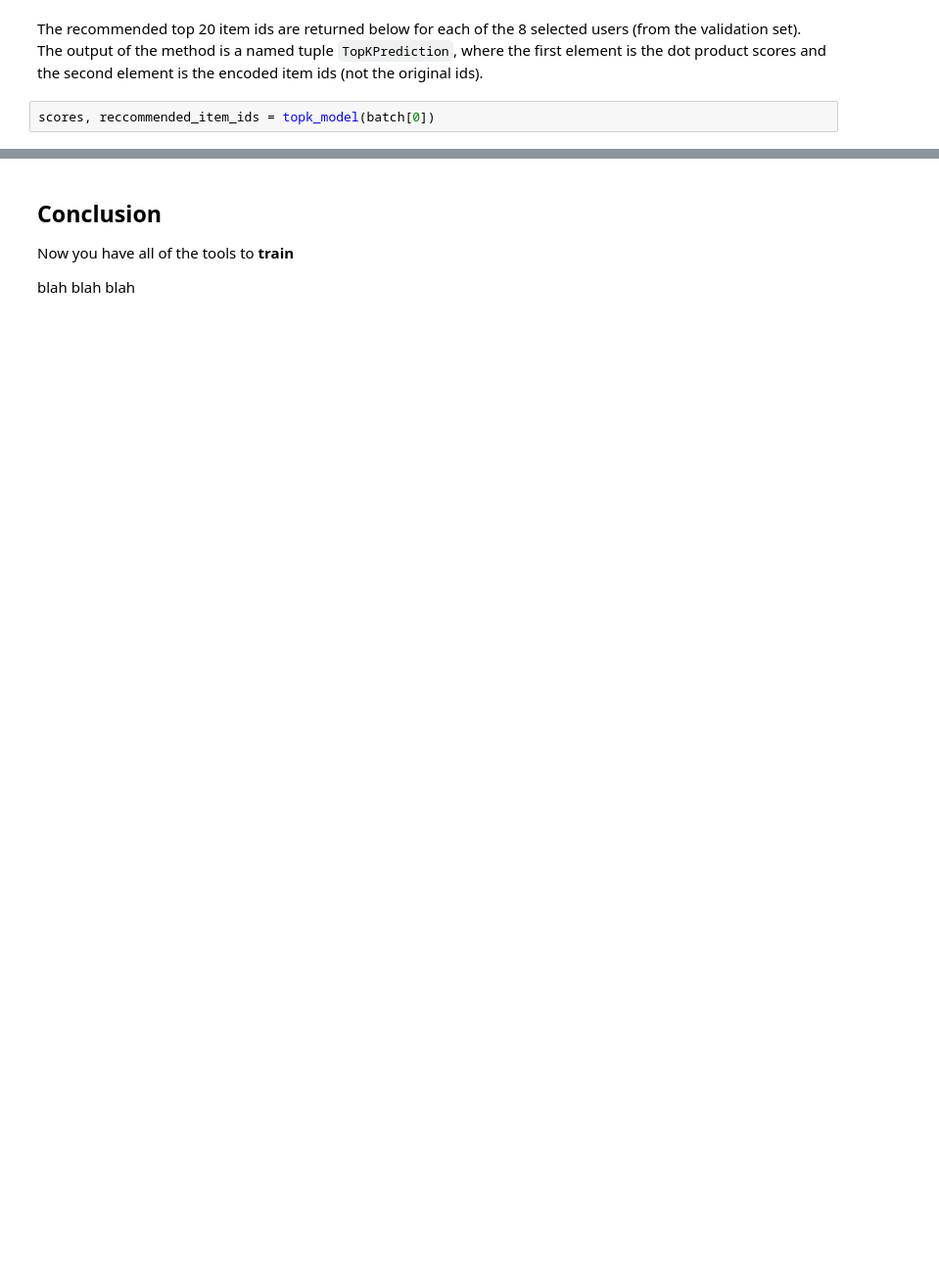
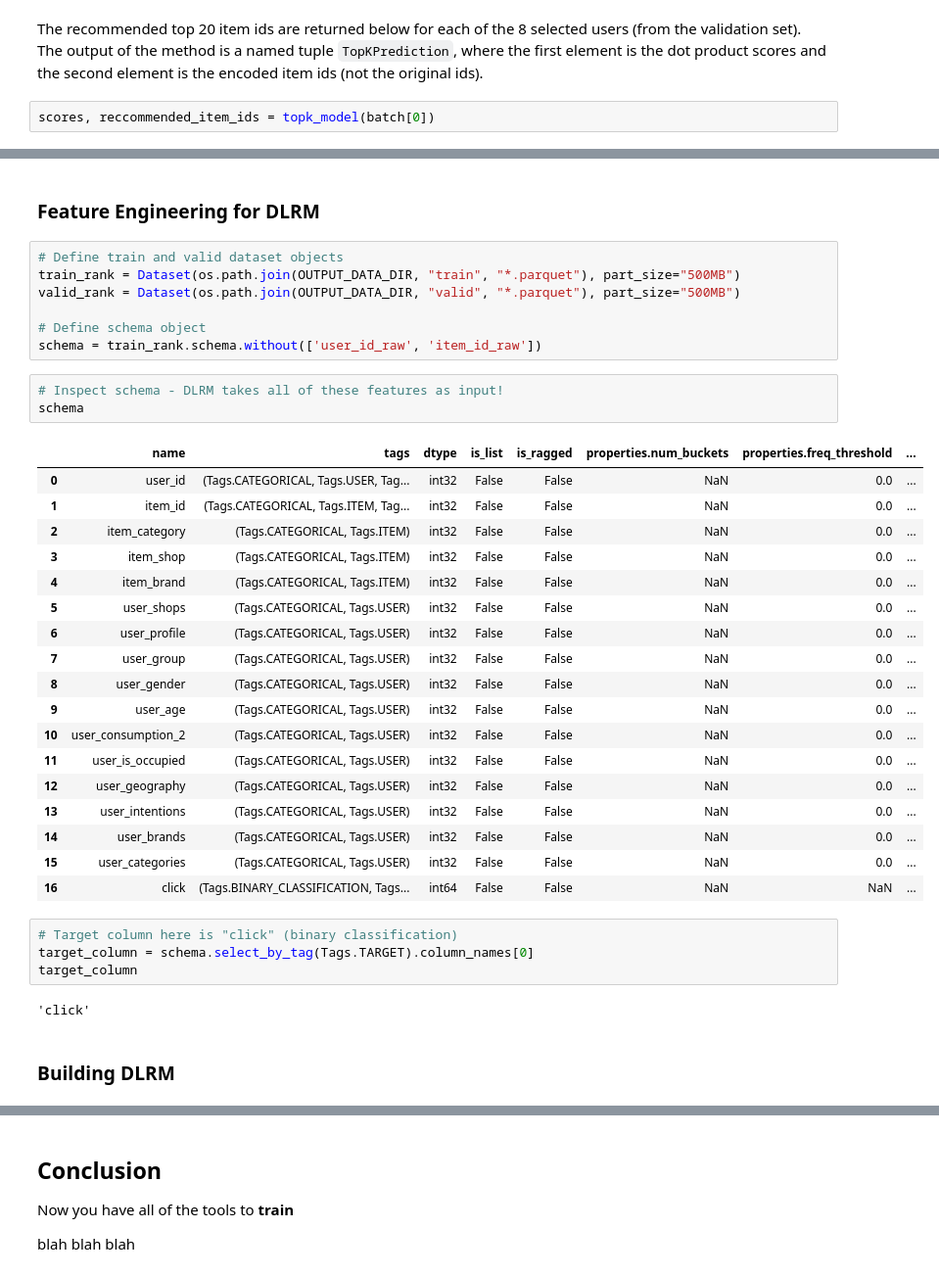
Before and after one commit to redis-developer/redis-nvidia-recsys, a Jupyter notebook: offline-batch-recsys/Offline-Batch-Recommender-System.ipynb, the cells around one changed output, grey strips where cells are left out. Shown: that part at 98% size. Drawn from its saved outputs; the diff is of its cells as text; blank space fills up the shorter version.

```diff
--- a/offline-batch-recsys/Offline-Batch-Recommender-System.ipynb
+++ b/offline-batch-recsys/Offline-Batch-Recommender-System.ipynb
@@ -359,0 +419,39 @@ array([[0.11971331, 0.11730451, 0.11710918, 0.10144109, 0.10136084,
+# %% [markdown]
+### Feature Engineering for DLRM
+# %%
+# Define train and valid dataset objects
+train_rank = Dataset(os.path.join(OUTPUT_DATA_DIR, "train", "*.parquet"), part_size="500MB")
+valid_rank = Dataset(os.path.join(OUTPUT_DATA_DIR, "valid", "*.parquet"), part_size="500MB")
+
+# Define schema object
+schema = train_rank.schema.without(['user_id_raw', 'item_id_raw'])
+# %%
+# Inspect schema - DLRM takes all of these features as input!
+schema
+# %% [output]
+|  | name | tags | dtype | is_list | is_ragged | properties.num_buckets | properties.freq_threshold | ... |
+| 0 | user_id | (Tags.CATEGORICAL, Tags.USER, Tag... | int32 | False | False | NaN | 0.0 | ... |
+| 1 | item_id | (Tags.CATEGORICAL, Tags.ITEM, Tag... | int32 | False | False | NaN | 0.0 | ... |
+| 2 | item_category | (Tags.CATEGORICAL, Tags.ITEM) | int32 | False | False | NaN | 0.0 | ... |
+| 3 | item_shop | (Tags.CATEGORICAL, Tags.ITEM) | int32 | False | False | NaN | 0.0 | ... |
+| 4 | item_brand | (Tags.CATEGORICAL, Tags.ITEM) | int32 | False | False | NaN | 0.0 | ... |
+| 5 | user_shops | (Tags.CATEGORICAL, Tags.USER) | int32 | False | False | NaN | 0.0 | ... |
+| 6 | user_profile | (Tags.CATEGORICAL, Tags.USER) | int32 | False | False | NaN | 0.0 | ... |
+| 7 | user_group | (Tags.CATEGORICAL, Tags.USER) | int32 | False | False | NaN | 0.0 | ... |
+| 8 | user_gender | (Tags.CATEGORICAL, Tags.USER) | int32 | False | False | NaN | 0.0 | ... |
+| 9 | user_age | (Tags.CATEGORICAL, Tags.USER) | int32 | False | False | NaN | 0.0 | ... |
+| 10 | user_consumption_2 | (Tags.CATEGORICAL, Tags.USER) | int32 | False | False | NaN | 0.0 | ... |
+| 11 | user_is_occupied | (Tags.CATEGORICAL, Tags.USER) | int32 | False | False | NaN | 0.0 | ... |
+| 12 | user_geography | (Tags.CATEGORICAL, Tags.USER) | int32 | False | False | NaN | 0.0 | ... |
+| 13 | user_intentions | (Tags.CATEGORICAL, Tags.USER) | int32 | False | False | NaN | 0.0 | ... |
+| 14 | user_brands | (Tags.CATEGORICAL, Tags.USER) | int32 | False | False | NaN | 0.0 | ... |
+| 15 | user_categories | (Tags.CATEGORICAL, Tags.USER) | int32 | False | False | NaN | 0.0 | ... |
+| 16 | click | (Tags.BINARY_CLASSIFICATION, Tags... | int64 | False | False | NaN | NaN | ... |
+# %%
+# Target column here is "click" (binary classification)
+target_column = schema.select_by_tag(Tags.TARGET).column_names[0]
+target_column
+# %% [output]
+'click'
+# %% [markdown]
+### Building DLRM
```
Also changed, not shown: parts of 54 cells of this notebook.
